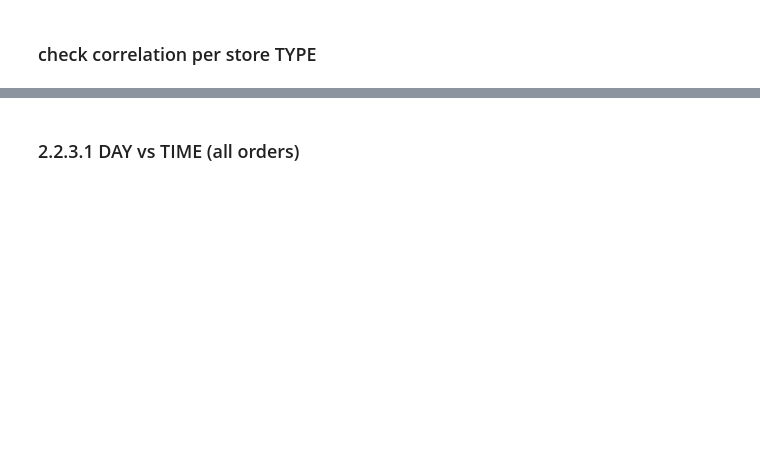
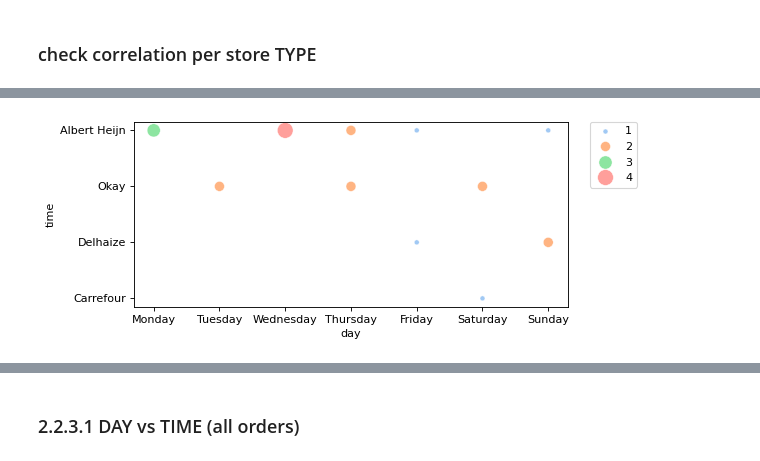
Before and after one commit to AnonymousNotebooks/DesignerlyAlgorithmicPrototyping, a Jupyter notebook: myfirstbook/_build/jupyter_execute/2. Labeling, structuring and visualizing.ipynb, the cells around one changed output, grey strips where cells are left out. Cells and saved outputs as stored; diff of their text form; code cells hidden in the pictures; blank space fills up the shorter version.

```diff
--- a/myfirstbook/_build/jupyter_execute/2. Labeling, structuring and visualizing.ipynb
+++ b/myfirstbook/_build/jupyter_execute/2. Labeling, structuring and visualizing.ipynb
@@ -819,0 +591,6 @@ df = pd.read_csv (r"/workspaces/Plenty-in-the-Pantry/database/Groceries_onehouse
+# %%
+df = pd.read_csv (r"/workspaces/DesignerlyAlgorithmicPrototyping/database/Groceries_onehousehold.csv")
+df_orders = df.loc[:, ('week','order_ID', 'store_name', 'storename_num', 'store_type', 'storetype_num','day', 'day_num', 'time', 'time_num', 'timestamp', 'order_amount', 'order_price')]
+df_orders.drop_duplicates(inplace=True)
+# Drop stores that are not supermarkets
+df_orders = df_orders.loc[~((df_orders['store_name'] == 'Brabo') | (df_orders['store_name'] == 'Ikea') | (df_orders['store_name'] == 'Kruidvat') | (df_orders['store_name'] == 'Sys') | (df_orders['store_name'] == 'Versavel Poelman'))]
@@ -819,0 +612,37 @@ df = pd.read_csv (r"/workspaces/Plenty-in-the-Pantry/database/Groceries_onehouse
+# %%
+df = df.loc[~((df['store_name'] == 'Brabo') | (df['store_name'] == 'Ikea') | (df['store_name'] == 'Kruidvat') | (df['store_name'] == 'Sys') | (df['store_name'] == 'Versavel Poelman'))]
+df_nunique = df.groupby(['day', 'store_name'])['order_ID'].nunique()
+df_nunique = pd.DataFrame (df_nunique)
+df_nunique = df_nunique.reset_index()
+df_nunique = df_nunique.loc[~(df_nunique==0).any(axis=1)]
+
+#order x and y axis chronologically
+order = ['Monday', 'Tuesday', 'Wednesday', 'Thursday', 'Friday', 'Saturday', 'Sunday']
+df_nunique['day'] = pd.Categorical(df_nunique['day'], order)
+df_nunique.sort_values(by=['day'], inplace=True)
+
+
+# select the x and y features
+x = df_nunique['day']# select the x feature
+y = df_nunique['store_name']# select the y feature
+
+# select the feature that decides the colors
+colors = df_nunique['order_ID'] # select the color column
+
+# select the feature that will decide the size of the circle (and divide the value by 1000 for reshaping in the plot)
+size = df_nunique['order_ID'] # select the column for the size and divide it by 1000 (/ 1000)
+
+# fit the points with the scatter function
+figure(figsize=(7, 3), dpi=80)
+sns.scatterplot(x=x, y=y, palette="pastel", hue=colors, size=size, sizes=(20,200))
+plt.legend(bbox_to_anchor=(1.05, 1), loc=2, borderaxespad=0.)
+
+# give the graph a title and labels
+plt.xlabel("day")
+plt.ylabel('time')
+
+# call the graph (show function)
+plt.grid(False)
+plt.show()
+# %% [output]
+[figure, added]
```
Also changed, not shown: parts of 377 cells of this notebook, 20 other files.
